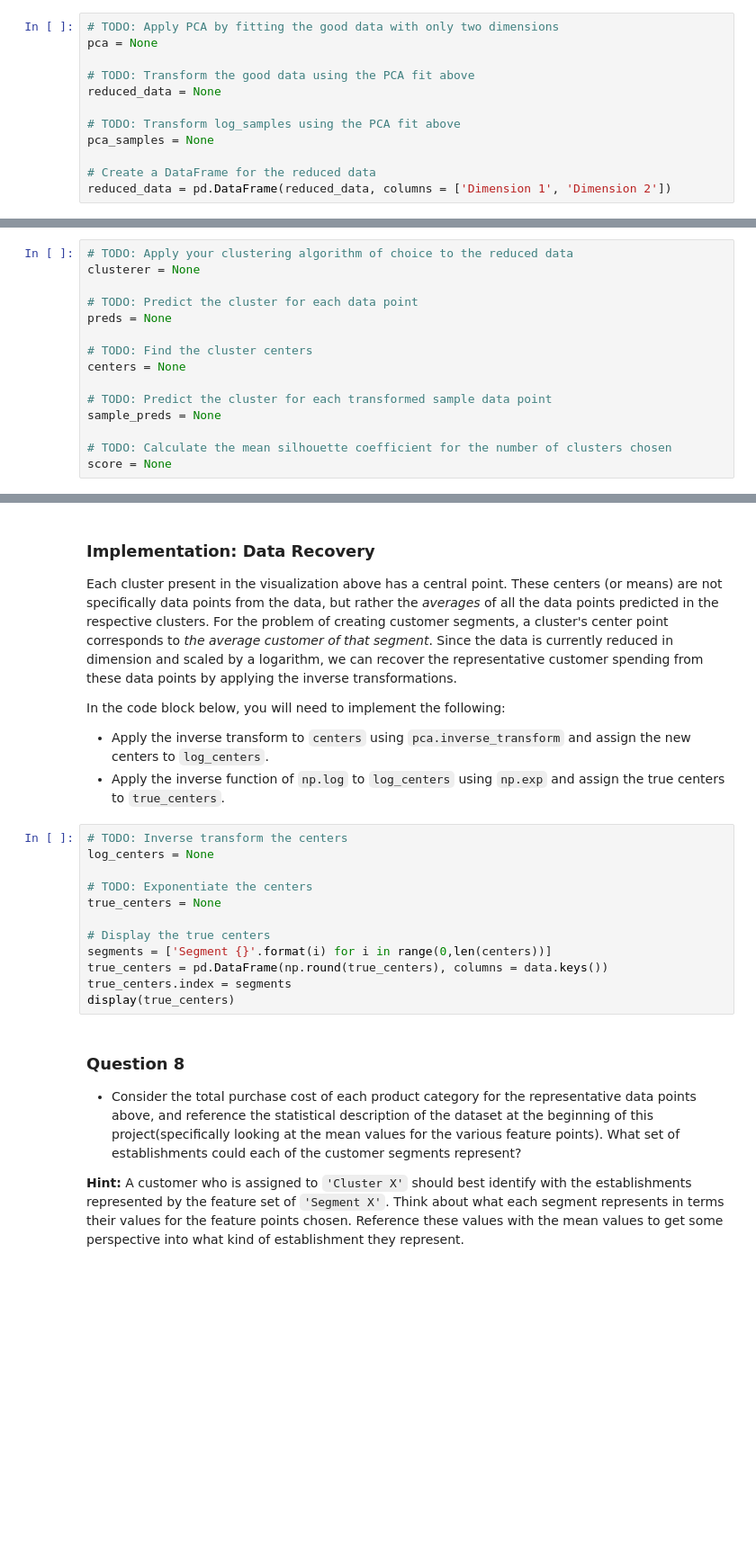
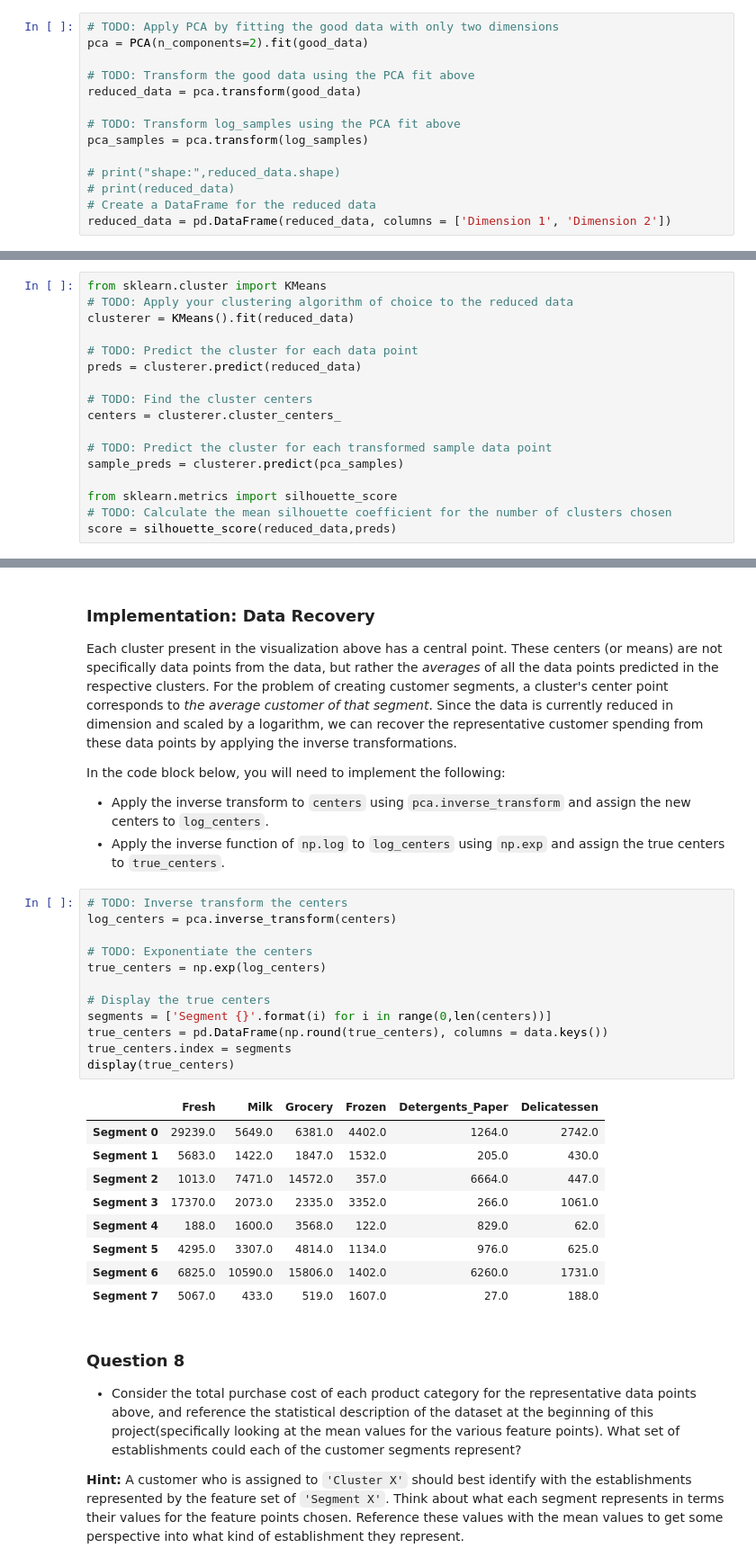
Before and after one commit to manish310/Creating-Customer-Segments, a Jupyter notebook: customer_segments.ipynb, the cells around one changed output, grey strips where cells are left out. Shown at 90% size. Cells and saved outputs as stored; diff of their text form; blank space fills up the shorter version.

```diff
--- a/customer_segments.ipynb
+++ b/customer_segments.ipynb
@@ -495,14 +524,16 @@ In the code block below, you will need to implement the following:
  - Apply a PCA transformation of `log_samples` using `pca.transform`, and assign the results to `pca_samples`.
 # %%
 # TODO: Apply PCA by fitting the good data with only two dimensions
-pca = None
+pca = PCA(n_components=2).fit(good_data)
 
 # TODO: Transform the good data using the PCA fit above
-reduced_data = None
+reduced_data = pca.transform(good_data)
 
 # TODO: Transform log_samples using the PCA fit above
-pca_samples = None
+pca_samples = pca.transform(log_samples)
 
+# print("shape:",reduced_data.shape)
+# print(reduced_data)
 # Create a DataFrame for the reduced data
 reduced_data = pd.DataFrame(reduced_data, columns = ['Dimension 1', 'Dimension 2'])
 # %% [markdown]
@@ -551,20 +604,22 @@ In the code block below, you will need to implement the following:
  - Import `sklearn.metrics.silhouette_score` and calculate the silhouette score of `reduced_data` against `preds`.
    - Assign the silhouette score to `score` and print the result.
 # %%
+from sklearn.cluster import KMeans
 # TODO: Apply your clustering algorithm of choice to the reduced data
-clusterer = None
+clusterer = KMeans().fit(reduced_data)
 
 # TODO: Predict the cluster for each data point
-preds = None
+preds = clusterer.predict(reduced_data)
 
 # TODO: Find the cluster centers
-centers = None
+centers = clusterer.cluster_centers_
 
 # TODO: Predict the cluster for each transformed sample data point
-sample_preds = None
+sample_preds = clusterer.predict(pca_samples)
 
+from sklearn.metrics import silhouette_score
 # TODO: Calculate the mean silhouette coefficient for the number of clusters chosen
-score = None
+score = silhouette_score(reduced_data,preds)
 # %% [markdown]
 ### Question 7
 
@@ -587,16 +644,26 @@ In the code block below, you will need to implement the following:
  - Apply the inverse function of `np.log` to `log_centers` using `np.exp` and assign the true centers to `true_centers`.
 # %%
 # TODO: Inverse transform the centers
-log_centers = None
+log_centers = pca.inverse_transform(centers)
 
 # TODO: Exponentiate the centers
-true_centers = None
+true_centers = np.exp(log_centers)
 
 # Display the true centers
 segments = ['Segment {}'.format(i) for i in range(0,len(centers))]
 true_centers = pd.DataFrame(np.round(true_centers), columns = data.keys())
 true_centers.index = segments
 display(true_centers)
+# %% [output]
+|  | Fresh | Milk | Grocery | Frozen | Detergents_Paper | Delicatessen |
+| Segment 0 | 29239.0 | 5649.0 | 6381.0 | 4402.0 | 1264.0 | 2742.0 |
+| Segment 1 | 5683.0 | 1422.0 | 1847.0 | 1532.0 | 205.0 | 430.0 |
+| Segment 2 | 1013.0 | 7471.0 | 14572.0 | 357.0 | 6664.0 | 447.0 |
+| Segment 3 | 17370.0 | 2073.0 | 2335.0 | 3352.0 | 266.0 | 1061.0 |
+| Segment 4 | 188.0 | 1600.0 | 3568.0 | 122.0 | 829.0 | 62.0 |
+| Segment 5 | 4295.0 | 3307.0 | 4814.0 | 1134.0 | 976.0 | 625.0 |
+| Segment 6 | 6825.0 | 10590.0 | 15806.0 | 1402.0 | 6260.0 | 1731.0 |
+| Segment 7 | 5067.0 | 433.0 | 519.0 | 1607.0 | 27.0 | 188.0 |
 # %% [markdown]
 ### Question 8
 
```
Also changed, not shown: parts of 12 cells of this notebook.
